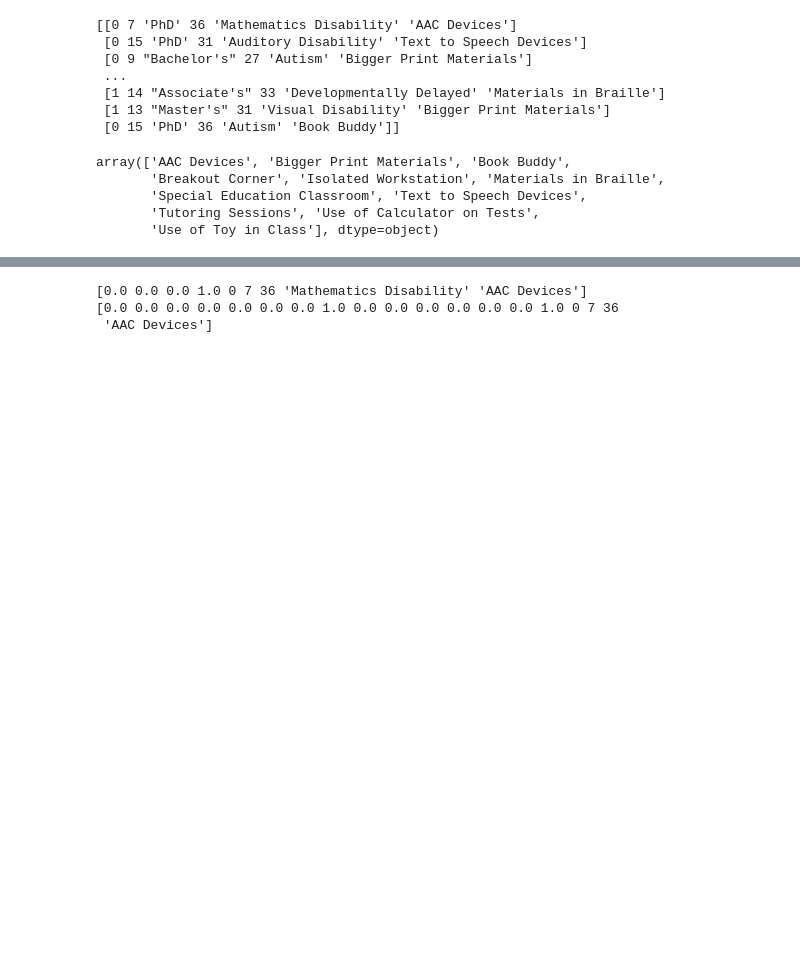
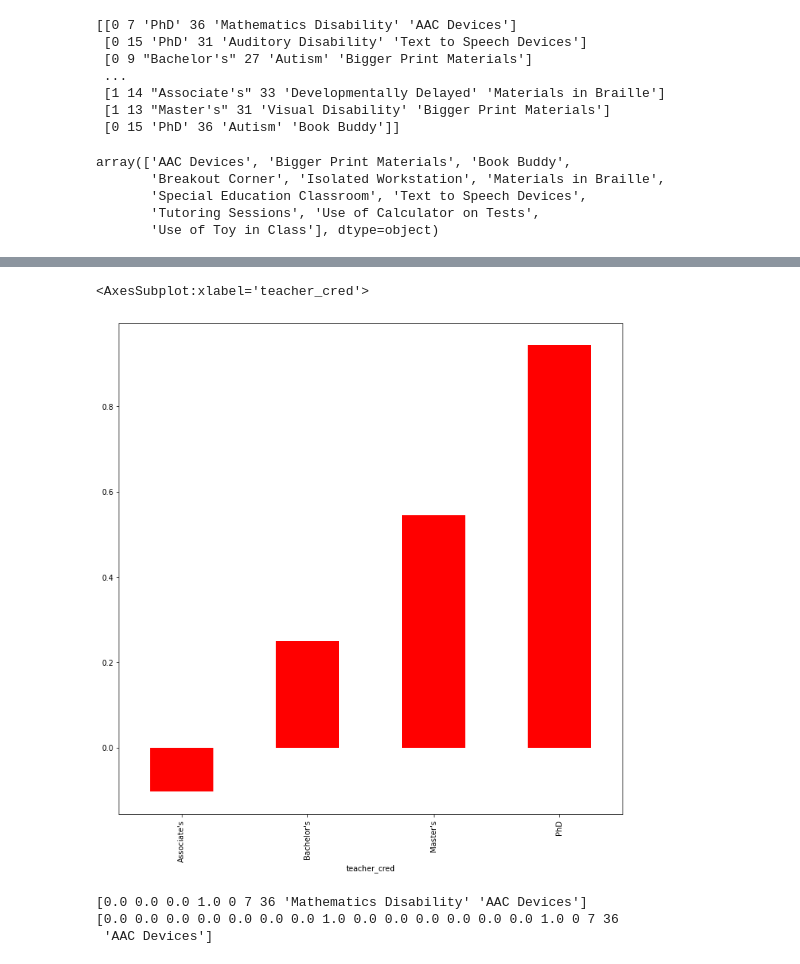
Before and after one commit to Sihal3/Special-Ed-AI-Analysis, a Jupyter notebook: Figures/Kmeans.ipynb, the cells around one changed output, grey strips where cells are left out. Drawn from its saved outputs; the diff is of its cells as text; code cells hidden in the pictures; blank space fills up the shorter version.

```diff
--- a/Kmeans.ipynb
+++ b/Figures/Kmeans.ipynb
@@ -129,3 +129,8 @@ dframe.query("disability == 'Autism'").groupby(["accomadation", 'teacher_cred'])
+# %%
+dframe.query("disability == 'Autism'").groupby(['teacher_cred']).mean()['gpadifference'].plot.bar(figsize=(12,12), color = 'red')
+# %% [output]
+<AxesSubplot:xlabel='teacher_cred'>
+[figure, added]
 # %%
 #replacing all categorical variables with binary yes/no columns for training
 from sklearn.preprocessing import OneHotEncoder
```
Also changed, not shown: parts of 5 cells of this notebook, 41 other files.
